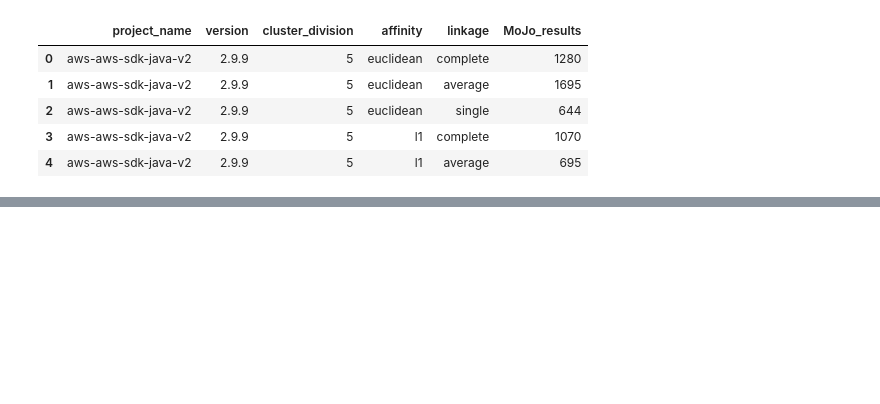
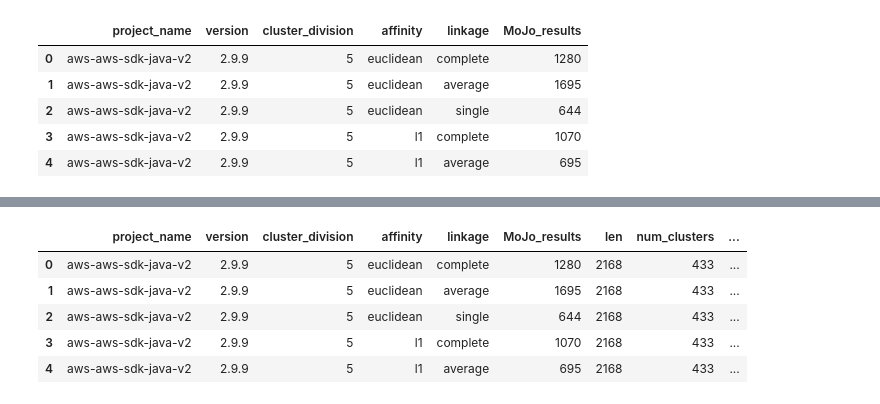
Before and after one commit to alvintanjianjia/SoftwareRemodularization, a Jupyter notebook: Results_Gathering.ipynb, the cells around one changed output, grey strips where cells are left out. Saved outputs shown, nothing was run; the diff lists cells and outputs as text; code cells hidden in the pictures; blank space fills up the shorter version.

```diff
--- a/Results_Gathering.ipynb
+++ b/Results_Gathering.ipynb
@@ -140,0 +175,4 @@ bunch_results.head()
+# %%
+## Remove flyway error
+agglo_results = agglo_results[agglo_results['project_name'] != 'flyway']
+agglo_results = agglo_results[agglo_results['project_name'] != 'mrniko-netty-socketio']
@@ -140,0 +184,15 @@ bunch_results.head()
+# %%
+main_df_agglo = agglo_results.merge(proj_len_df, on='project_name', how='left')
+main_df_agglo['len'] = main_df_agglo['len'].astype('int32')
+main_df_agglo['cluster_division'] = main_df_agglo['cluster_division'].astype('int32')
+main_df_agglo['MoJo_results'] = main_df_agglo['MoJo_results'].astype('int32')
+main_df_agglo['num_clusters'] = main_df_agglo['len'] // main_df_agglo['cluster_division']
+main_df_agglo['accuracy'] = 1-  (main_df_agglo['MoJo_results'] / main_df_agglo['len'])
+main_df_agglo.head()
+# %% [output]
+|  | project_name | version | cluster_division | affinity | linkage | MoJo_results | len | num_clusters | ... |
+| 0 | aws-aws-sdk-java-v2 | 2.9.9 | 5 | euclidean | complete | 1280 | 2168 | 433 | ... |
+| 1 | aws-aws-sdk-java-v2 | 2.9.9 | 5 | euclidean | average | 1695 | 2168 | 433 | ... |
+| 2 | aws-aws-sdk-java-v2 | 2.9.9 | 5 | euclidean | single | 644 | 2168 | 433 | ... |
+| 3 | aws-aws-sdk-java-v2 | 2.9.9 | 5 | l1 | complete | 1070 | 2168 | 433 | ... |
+| 4 | aws-aws-sdk-java-v2 | 2.9.9 | 5 | l1 | average | 695 | 2168 | 433 | ... |
```
Also changed, not shown: parts of 17 cells of this notebook, 5 other files.
